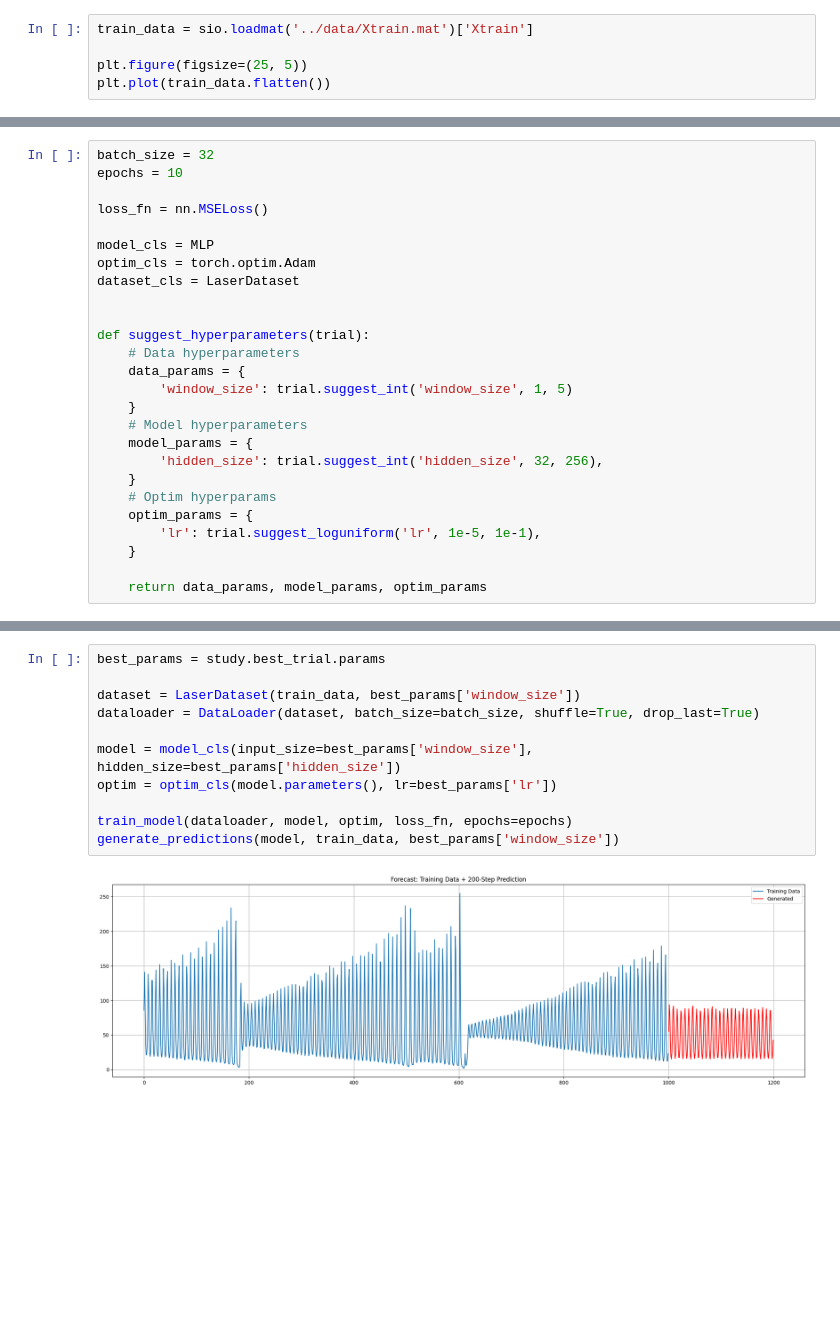
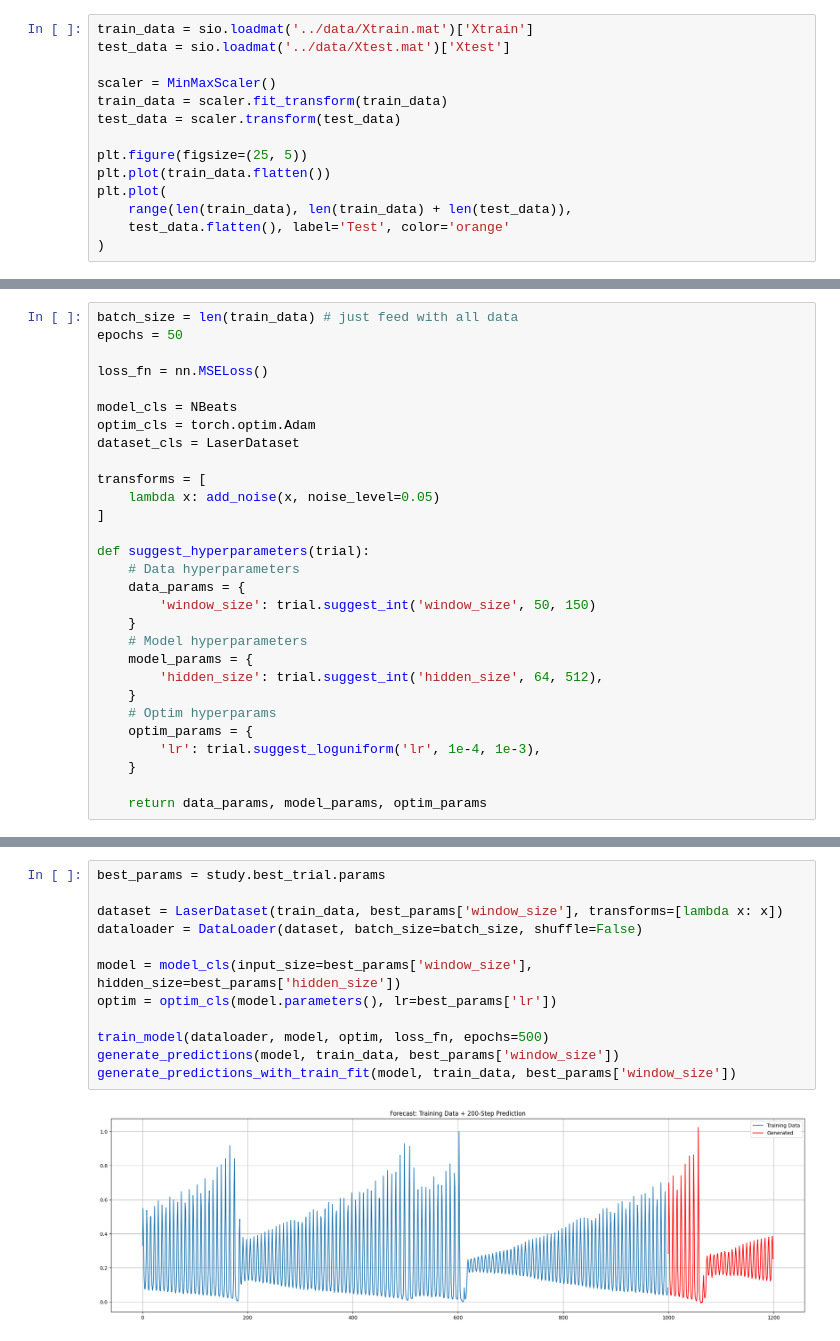
Before and after one commit to karolrogozinski/deep_learning_course, a Jupyter notebook: assignment_1/playground.ipynb, the cells around one changed output, grey strips where cells are left out. Drawn from its saved outputs; the diff is of its cells as text; blank space fills up the shorter version.

```diff
--- a/assignment_1/playground.ipynb
+++ b/assignment_1/playground.ipynb
@@ -16,7 +17,16 @@ from utils import train_model, validate_model, hypertune_objective, generate_pre
 # %%
 train_data = sio.loadmat('../data/Xtrain.mat')['Xtrain']
+test_data = sio.loadmat('../data/Xtest.mat')['Xtest']
+
+scaler = MinMaxScaler()
+train_data = scaler.fit_transform(train_data)
+test_data = scaler.transform(test_data)
 
 plt.figure(figsize=(25, 5))
 plt.plot(train_data.flatten())
+plt.plot(
+    range(len(train_data), len(train_data) + len(test_data)),
+    test_data.flatten(), label='Test', color='orange'
+)
 # %% [output]
 [<matplotlib.lines.Line2D at 0x...>]
@@ -24,26 +38,29 @@ plt.plot(train_data.flatten())
 # %%
-batch_size = 32
-epochs = 10
+batch_size = len(train_data) # just feed with all data
+epochs = 50
 
 loss_fn = nn.MSELoss()
 
-model_cls = MLP
+model_cls = NBeats
 optim_cls = torch.optim.Adam
 dataset_cls = LaserDataset
 
+transforms = [
+    lambda x: add_noise(x, noise_level=0.05)
+]
 
 def suggest_hyperparameters(trial):
     # Data hyperparameters
     data_params = {
-        'window_size': trial.suggest_int('window_size', 1, 5)
+        'window_size': trial.suggest_int('window_size', 50, 150)
     }
     # Model hyperparameters
     model_params = {
-        'hidden_size': trial.suggest_int('hidden_size', 32, 256),
+        'hidden_size': trial.suggest_int('hidden_size', 64, 512),
     }
     # Optim hyperparams
     optim_params = {
-        'lr': trial.suggest_loguniform('lr', 1e-5, 1e-1),
+        'lr': trial.suggest_loguniform('lr', 1e-4, 1e-3),
     }
 
     return data_params, model_params, optim_params
@@ -76,13 +105,14 @@ Best validation loss: 524.9074807303293
 # %%
 best_params = study.best_trial.params
 
-dataset = LaserDataset(train_data, best_params['window_size'])
-dataloader = DataLoader(dataset, batch_size=batch_size, shuffle=True, drop_last=True)
+dataset = LaserDataset(train_data, best_params['window_size'], transforms=[lambda x: x])
+dataloader = DataLoader(dataset, batch_size=batch_size, shuffle=False)
 
 model = model_cls(input_size=best_params['window_size'], hidden_size=best_params['hidden_size'])
 optim = optim_cls(model.parameters(), lr=best_params['lr'])
 
-train_model(dataloader, model, optim, loss_fn, epochs=epochs)
+train_model(dataloader, model, optim, loss_fn, epochs=500)
 generate_predictions(model, train_data, best_params['window_size'])
+generate_predictions_with_train_fit(model, train_data, best_params['window_size'])
 # %% [output]
-[figure, old version]
+[figure, new version]
```
Also changed, not shown: parts of 6 cells of this notebook, 4 other files.
